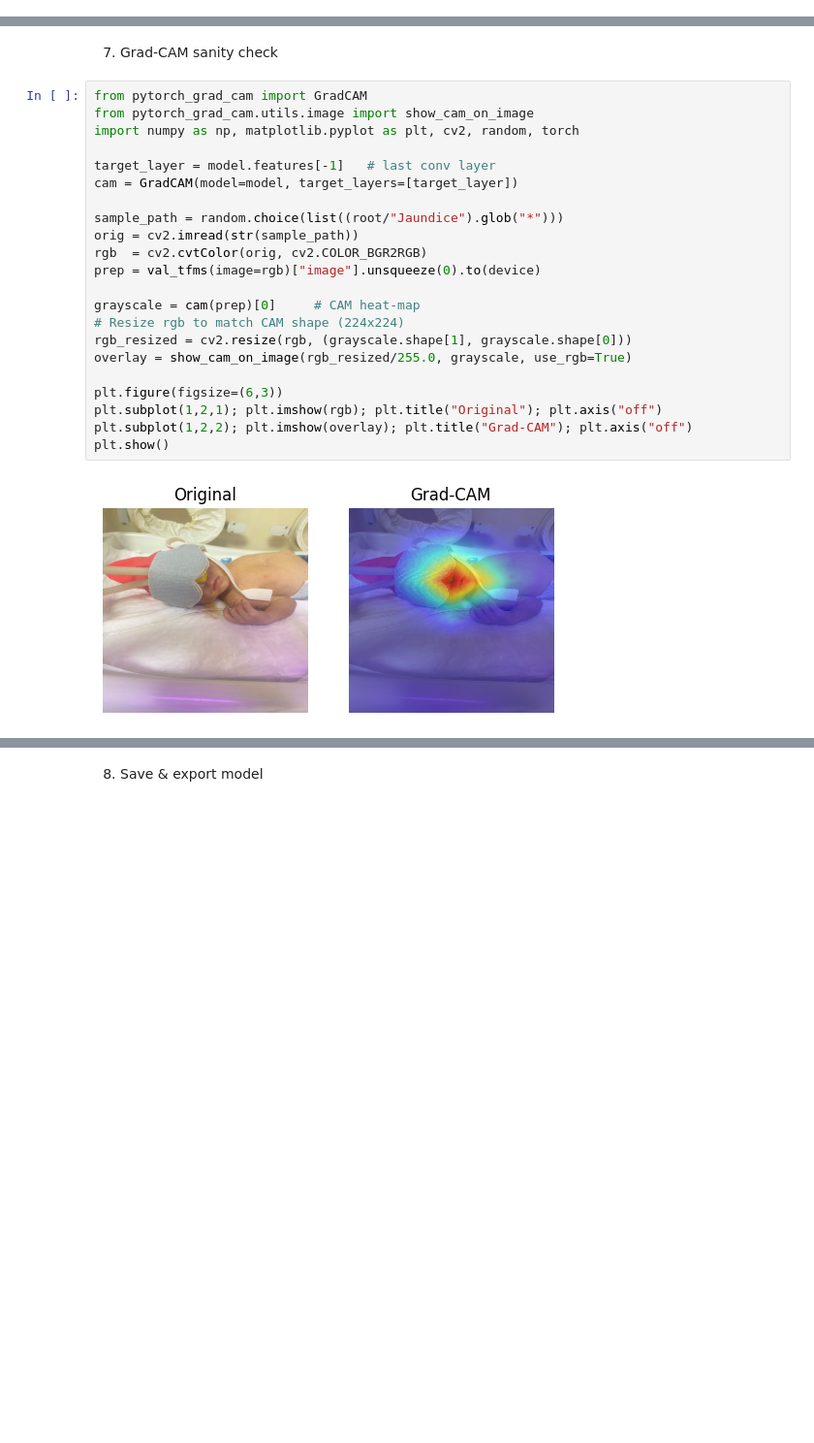
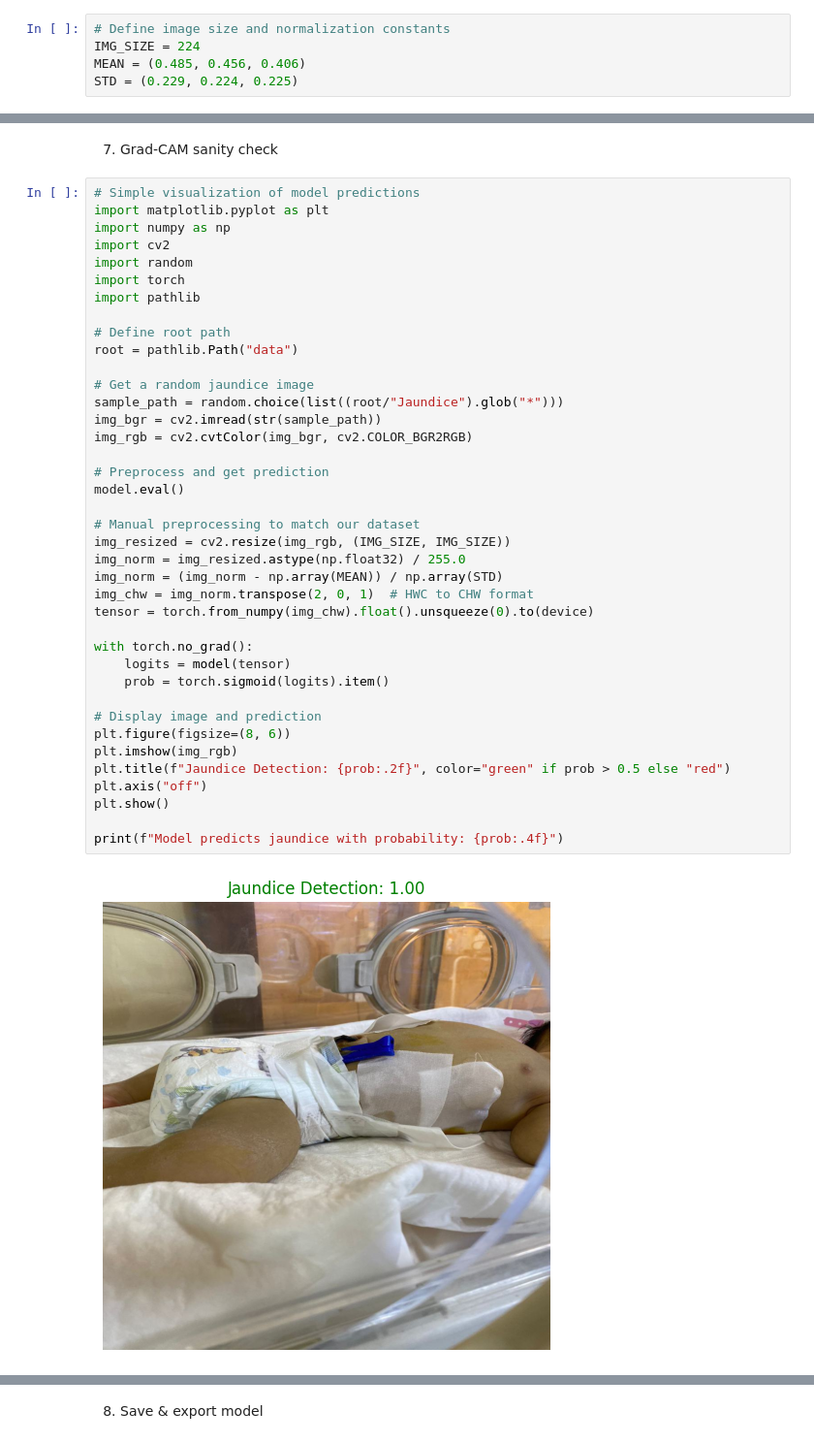
Before and after one commit to sahanrashmikaslk/Neonatal_jaundice_detection-withRaspberryPI, a Jupyter notebook: jaundice-detection.ipynb, the cells around one changed output, grey strips where cells are left out. Shown at 97% size. Drawn from its saved outputs; the diff is of its cells as text; blank space fills up the shorter version.

```diff
--- a/jaundice-detection.ipynb
+++ b/jaundice-detection.ipynb
@@ -89,3 +89,8 @@ Jaundice: 200 images
 # %% [markdown]
 4. Define transformations & Dataset/DataLoader
+# %%
+# Define image size and normalization constants
+IMG_SIZE = 224
+MEAN = (0.485, 0.456, 0.406)
+STD = (0.229, 0.224, 0.225)
 # %%
@@ -239,26 +234,43 @@ Note: you may need to restart the kernel to use updated packages.
 # %% [markdown]
 7. Grad-CAM sanity check
 # %%
-from pytorch_grad_cam import GradCAM
-from pytorch_grad_cam.utils.image import show_cam_on_image
-import numpy as np, matplotlib.pyplot as plt, cv2, random, torch
+# Simple visualization of model predictions
+import matplotlib.pyplot as plt
+import numpy as np
+import cv2
+import random
+import torch
+import pathlib
 
-target_layer = model.features[-1]   # last conv layer
-cam = GradCAM(model=model, target_layers=[target_layer])
+# Define root path
+root = pathlib.Path("data")
 
+# Get a random jaundice image
 sample_path = random.choice(list((root/"Jaundice").glob("*")))
-orig = cv2.imread(str(sample_path))
-rgb  = cv2.cvtColor(orig, cv2.COLOR_BGR2RGB)
-prep = val_tfms(image=rgb)["image"].unsqueeze(0).to(device)
+img_bgr = cv2.imread(str(sample_path))
+img_rgb = cv2.cvtColor(img_bgr, cv2.COLOR_BGR2RGB)
 
-grayscale = cam(prep)[0]     # CAM heat-map
-# Resize rgb to match CAM shape (224x224)
-rgb_resized = cv2.resize(rgb, (grayscale.shape[1], grayscale.shape[0]))
-overlay = show_cam_on_image(rgb_resized/255.0, grayscale, use_rgb=True)
+# Preprocess and get prediction
+model.eval()
 
-plt.figure(figsize=(6,3))
-plt.subplot(1,2,1); plt.imshow(rgb); plt.title("Original"); plt.axis("off")
-plt.subplot(1,2,2); plt.imshow(overlay); plt.title("Grad-CAM"); plt.axis("off")
+# Manual preprocessing to match our dataset
+img_resized = cv2.resize(img_rgb, (IMG_SIZE, IMG_SIZE))
+img_norm = img_resized.astype(np.float32) / 255.0
+img_norm = (img_norm - np.array(MEAN)) / np.array(STD)
+img_chw = img_norm.transpose(2, 0, 1)  # HWC to CHW format
+tensor = torch.from_numpy(img_chw).float().unsqueeze(0).to(device)
+
+with torch.no_grad():
+    logits = model(tensor)
+    prob = torch.sigmoid(logits).item()
+
+# Display image and prediction
+plt.figure(figsize=(8, 6))
+plt.imshow(img_rgb)
+plt.title(f"Jaundice Detection: {prob:.2f}", color="green" if prob > 0.5 else "red")
+plt.axis("off")
 plt.show()
+
+print(f"Model predicts jaundice with probability: {prob:.4f}")
 # %% [output]
-[figure, old version]
+[figure, new version]
```
Also changed, not shown: parts of 19 cells of this notebook, 12 other files.
